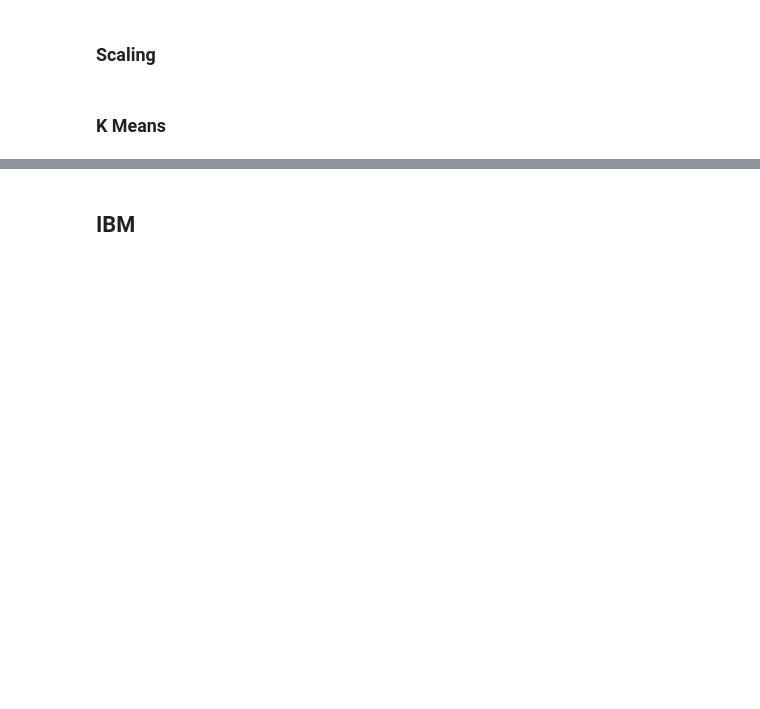
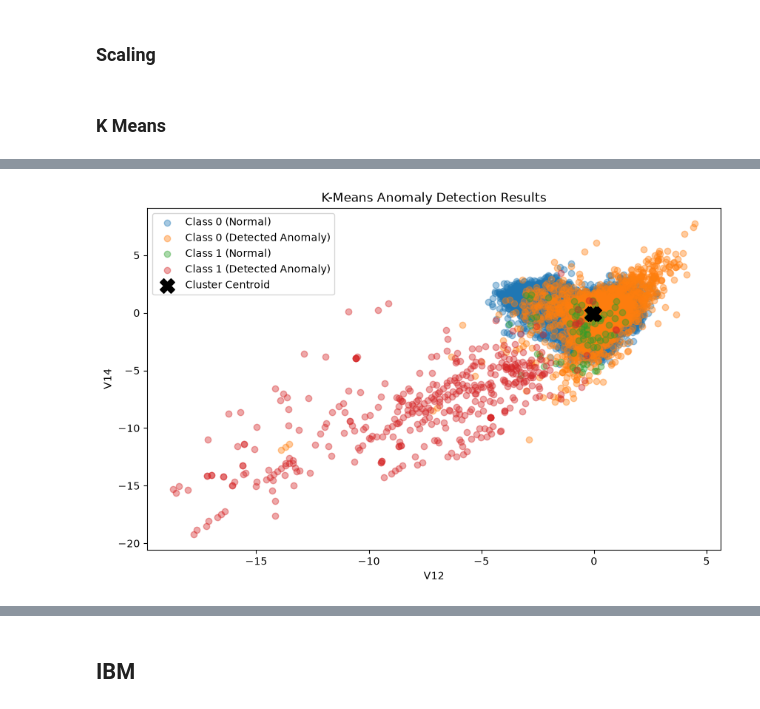
Before and after one commit to calebhadley1/DX799-capstone, a Jupyter notebook: Week10.ipynb, the cells around one changed output, grey strips where cells are left out. Saved outputs shown, nothing was run; the diff lists cells and outputs as text; code cells hidden in the pictures; blank space fills up the shorter version.

```diff
--- a/Week10.ipynb
+++ b/Week10.ipynb
@@ -51,8 +57,7 @@ X_train, X_test, y_train, y_test = train_test_split(X,
 ### Scaling
 # %%
 scaler = StandardScaler()
-X_train_scaled = scaler.fit_transform(X_train)
-X_test_scaled = scaler.transform(X_test)
+X_scaled = scaler.fit_transform(X_resampled)
 # %% [markdown]
 ### K Means
 # %%
@@ -88,0 +157,60 @@ Text(0.5, 1.0, 'The Elbow Method showing the optimal K')
+# %%
+import matplotlib.pyplot as plt
+
+# Separate the dataset into normal points and anomalies
+normal_points = df_resampled[~is_anomaly]
+anomaly_points = df_resampled[is_anomaly]
+
+# Revert the scaled centroids back to the original data scale for accurate plotting
+centroids_scaled = kmeans.cluster_centers_
+centroids = scaler.inverse_transform(centroids_scaled)
+centroids_df = pd.DataFrame(centroids, columns=X_resampled.columns)
+
+feature_1 = 'V12'
+feature_2 = 'V14'
+
+# Initialize the plot
+plt.figure(figsize=(10, 6))
+
+c0_normal = anomaly_df[(anomaly_df['Class'] == 0) & (anomaly_df['Is_Anomaly'] == False)]
+
+# Group 2: Class 0, Flagged as Anomaly
+c0_anomaly = anomaly_df[(anomaly_df['Class'] == 0) & (anomaly_df['Is_Anomaly'] == True)]
+
+# Group 3: Class 1, Normal
+c1_normal = anomaly_df[(anomaly_df['Class'] == 1) & (anomaly_df['Is_Anomaly'] == False)]
+
+# Group 4: Class 1, Flagged as Anomaly
+c1_anomaly = anomaly_df[(anomaly_df['Class'] == 1) & (anomaly_df['Is_Anomaly'] == True)]
+
+# Group 1: Class 0 - Not detected as anomaly (Blue Circles)
+plt.scatter(c0_normal[feature_1], c0_normal[feature_2],
+            alpha=0.4,
+            label='Class 0 (Normal)')
+
+# Group 2: Class 0 - Detected as anomaly (Red Circles)
+plt.scatter(c0_anomaly[feature_1], c0_anomaly[feature_2],
+            alpha=0.4,
+            label='Class 0 (Detected Anomaly)')
+
+# Group 3: Class 1 - Not detected as anomaly (Blue Squares)
+plt.scatter(c1_normal[feature_1], c1_normal[feature_2],
+            alpha=0.4,
+            label='Class 1 (Normal)')
+
+# Group 4: Class 1 - Detected as anomaly (Red Squares)
+plt.scatter(c1_anomaly[feature_1], c1_anomaly[feature_2],
+            alpha=0.4,
+            label='Class 1 (Detected Anomaly)')
+
+plt.scatter(centroids_df[feature_1], centroids_df[feature_2],
+            c='black', marker='X', s=200, label='Cluster Centroid')
+
+# Final formatting
+plt.title('K-Means Anomaly Detection Results')
+plt.xlabel(feature_1)
+plt.ylabel(feature_2)
+plt.legend()
+None
+# %% [output]
+[figure, added]
```
Also changed, not shown: parts of 11 cells of this notebook.
